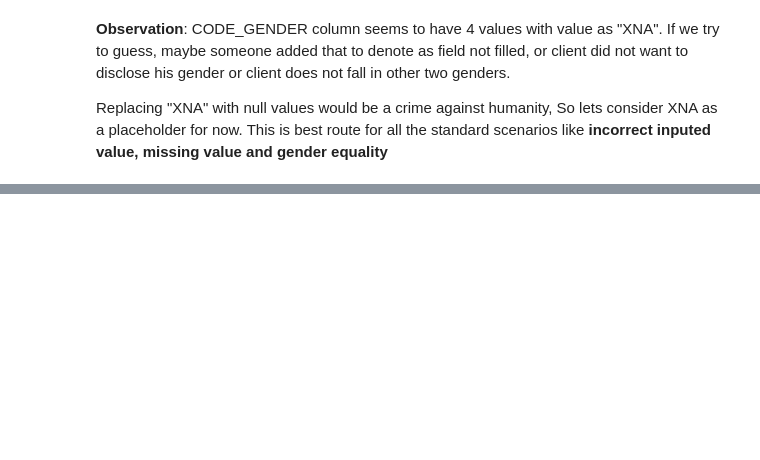
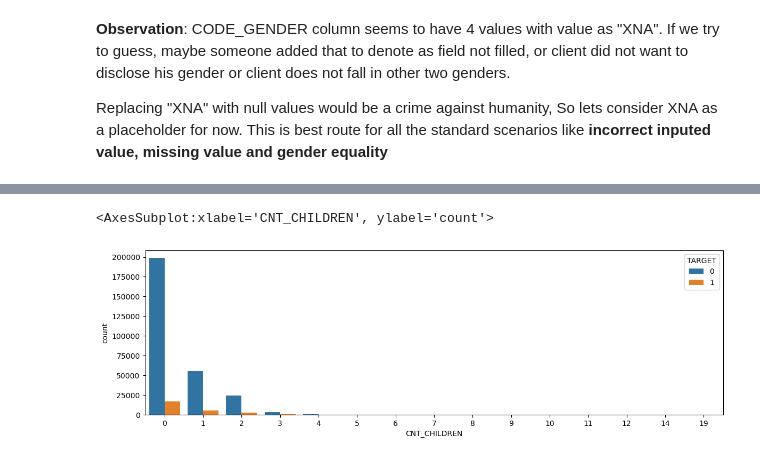
Before and after one commit to vinaychutake/bank_loan_risk_analysis, a Jupyter notebook: credit_eda_assignment.ipynb, the cells around one changed output, grey strips where cells are left out. Saved outputs shown, nothing was run; the diff lists cells and outputs as text; code cells hidden in the pictures; blank space fills up the shorter version.

```diff
--- a/credit_eda_assignment.ipynb
+++ b/credit_eda_assignment.ipynb
@@ -742,0 +817,6 @@ Name: CODE_GENDER, dtype: int64
+# %%
+plt.figure(figsize=[14,4])
+sns.countplot(data = app_df, x = "CNT_CHILDREN", hue = "TARGET")
+# %% [output]
+<AxesSubplot:xlabel='CNT_CHILDREN', ylabel='count'>
+[figure, added]
```
Also changed, not shown: parts of 108 cells of this notebook.
